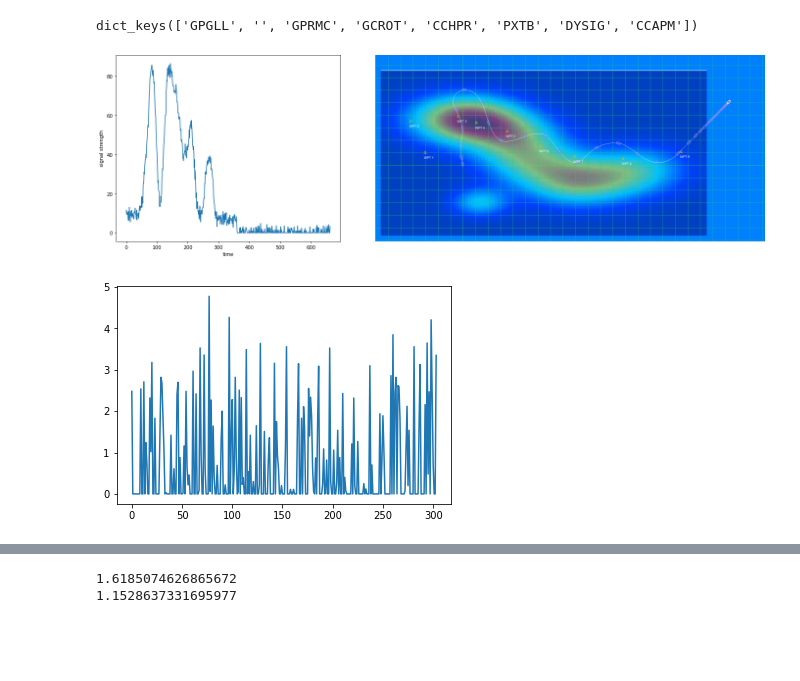
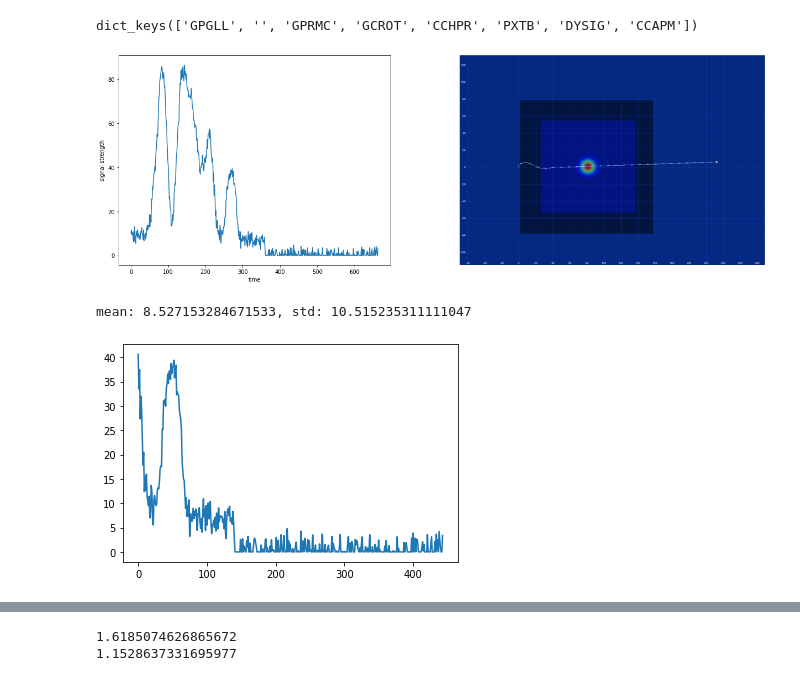
Before and after one commit to LeonY117/MAChallenge_4, a Jupyter notebook: Challenge4.ipynb, the cells around one changed output, grey strips where cells are left out. Drawn from its saved outputs; the diff is of its cells as text; code cells hidden in the pictures; blank space fills up the shorter version.

```diff
--- a/Challenge4.ipynb
+++ b/Challenge4.ipynb
@@ -31,25 +31,37 @@ sig_data = np.array([float(i) for i in sig_data])
 # %%
 f, (a0, a1) = plt.subplots(1, 2, gridspec_kw={'width_ratios': [1, 2]})
 f.set_size_inches(20, 6)
 
 a0.plot(sig_data)
 a0.set_ylabel('signal strength')
 a0.set_xlabel('time')
 
-image = np.asarray(Image.open('LogImages/test_1_path.png'))
+image = np.asarray(Image.open('LogImages/horizontal.png'))
 a1.imshow(image)
 a1.axis('off')
 
 f.tight_layout()
 # %% [output]
-[figure, old version]
+[figure, new version]
 # %%
-out_of_image_data = sig_data[360:]
+out_of_image_data = sig_data[220:]
 # get rid of 0s
 non_zero_data = out_of_image_data[out_of_image_data != 0]
 plt.plot(out_of_image_data)
 
 mean = np.mean(non_zero_data)
 std = np.std(non_zero_data)
+
+print(f'mean: {mean}, std: {std}')
+
+# From horizontal:
+# mean: 1.3588135593220338, std: 1.0002797655194622
+
+# From vertical.txt:
+# mean: 1.6218103448275865, std: 1.2706613802824342
+
+# From test_1.txt:
+# mean: 1.6185074626865672, std: 1.1528637331695977
 # %% [output]
+mean: 8.527153284671533, std: 10.515235311111047
-[figure, old version]
+[figure, new version]
```
Also changed, not shown: parts of 3 cells of this notebook.
